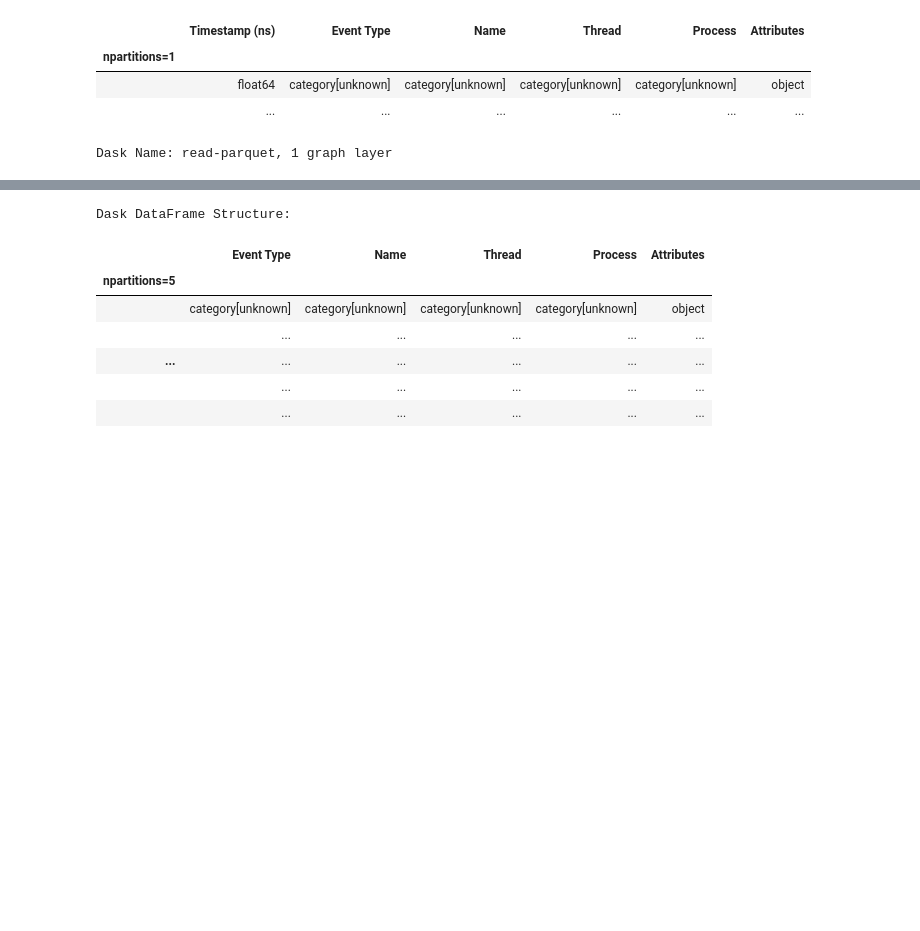
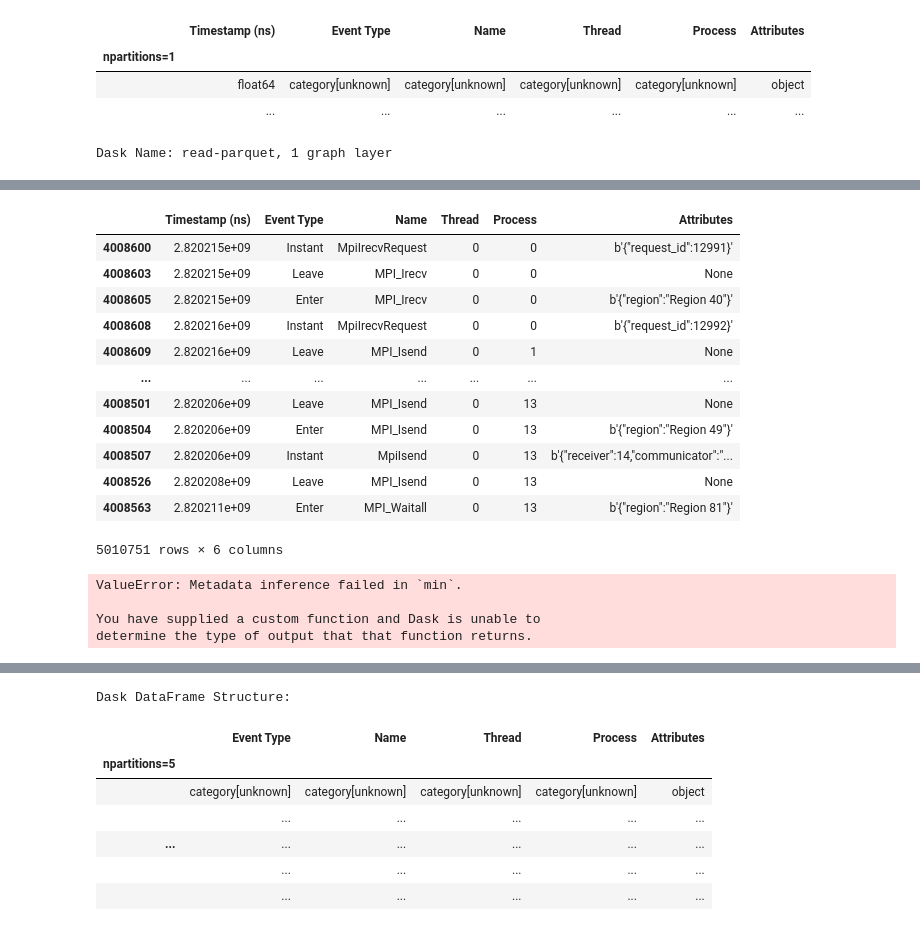
Before and after one commit to hsirkar/trace-analysis, a Jupyter notebook: messing around with dask.ipynb, the cells around one changed output, grey strips where cells are left out. Saved outputs shown, nothing was run; the diff lists cells and outputs as text; code cells hidden in the pictures; blank space fills up the shorter version.

```diff
--- a/messing around with dask.ipynb
+++ b/messing around with dask.ipynb
@@ -35,0 +196,16 @@ Dask Name: repartition, 5 graph layers
+# %%
+ddf.groupby('Process').apply(lambda x: x, meta=ddf).compute()
+# %% [output]
+|  | Timestamp (ns) | Event Type | Name | Thread | Process | Attributes |
+| 4008600 | 2.820215e+09 | Instant | MpiIrecvRequest | 0 | 0 | b'{"request_id":12991}' |
+| 4008603 | 2.820215e+09 | Leave | MPI_Irecv | 0 | 0 | None |
+| 4008605 | 2.820215e+09 | Enter | MPI_Irecv | 0 | 0 | b'{"region":"Region 40"}' |
+| 4008608 | 2.820216e+09 | Instant | MpiIrecvRequest | 0 | 0 | b'{"request_id":12992}' |
+| 4008609 | 2.820216e+09 | Leave | MPI_Isend | 0 | 1 | None |
+| ... | ... | ... | ... | ... | ... | ... |
+| 4008501 | 2.820206e+09 | Leave | MPI_Isend | 0 | 13 | None |
+| 4008504 | 2.820206e+09 | Enter | MPI_Isend | 0 | 13 | b'{"region":"Region 49"}' |
+| 4008507 | 2.820206e+09 | Instant | MpiIsend | 0 | 13 | b'{"receiver":14,"communicator":"... |
+| 4008526 | 2.820208e+09 | Leave | MPI_Isend | 0 | 13 | None |
+| 4008563 | 2.820211e+09 | Enter | MPI_Waitall | 0 | 13 | b'{"region":"Region 81"}' |
+5010751 rows × 6 columns
@@ -35,0 +214,9 @@ Dask Name: repartition, 5 graph layers
+# %%
+ddf = ddf.set_index('Process')
+ddf = ddf.repartition(npartitions=16)
+ddf
+# %% [output]
+ValueError: Metadata inference failed in `min`.
+
+You have supplied a custom function and Dask is unable to
+determine the type of output that that function returns.
```
Also changed, not shown: parts of 14 cells of this notebook.
